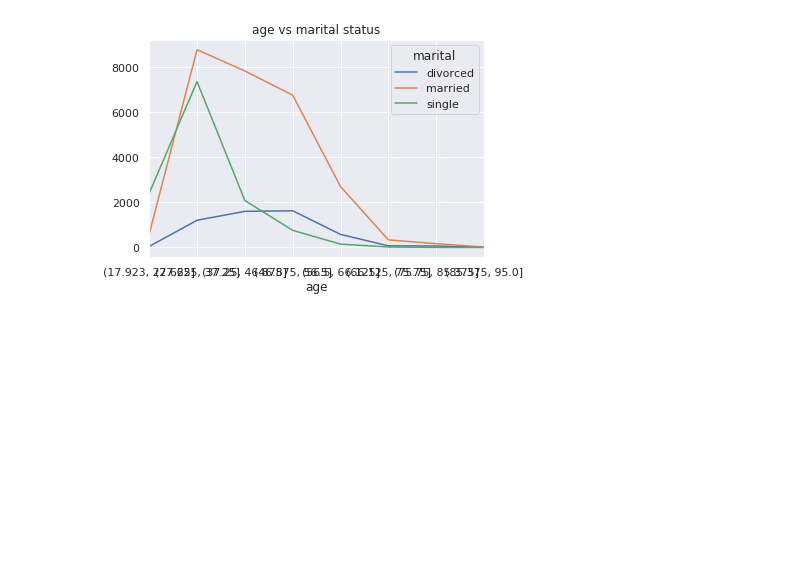
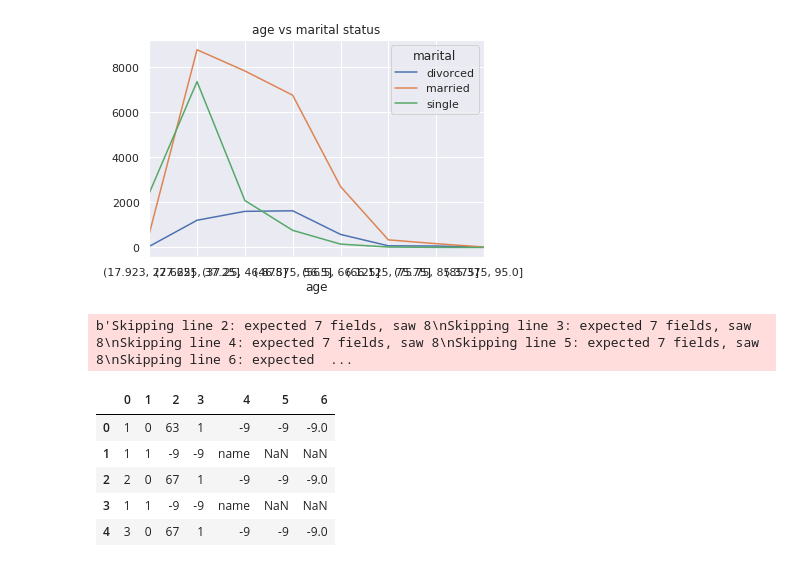
Before and after one commit to ekoly/DS-Unit-1-Sprint-1-Data-Wrangling-and-Storytelling, a Jupyter notebook: module1-exploratory-data-analysis/LS_DS_111_Exploratory_Data_Analysis_Assignment.ipynb, the cells around one changed output. Saved outputs shown, nothing was run; the diff lists cells and outputs as text; code cells hidden in the pictures; blank space fills up the shorter version.

```diff
--- a/module1-exploratory-data-analysis/LS_DS_111_Exploratory_Data_Analysis_Assignment.ipynb
+++ b/module1-exploratory-data-analysis/LS_DS_111_Exploratory_Data_Analysis_Assignment.ipynb
@@ -390,3 +389,16 @@ plt.title("age vs marital status")
 # %% [output]
 Text(0.5, 1.0, 'age vs marital status')
 [figure]
+# %%
+df = pd.read_csv("https://archive.ics.uci.edu/ml/machine-learning-databases/heart-disease/cleveland.data", header=None, delimiter=" ", encoding = "ISO-8859-1", error_bad_lines=False)
+# %% [output]
+b'Skipping line 2: expected 7 fields, saw 8\nSkipping line 3: expected 7 fields, saw 8\nSkipping line 4: expected 7 fields, saw 8\nSkipping line 5: expected 7 fields, saw 8\nSkipping line 6: expected  ...
+# %%
+df.head()
+# %% [output]
+|  | 0 | 1 | 2 | 3 | 4 | 5 | 6 |
+| 0 | 1 | 0 | 63 | 1 | -9 | -9 | -9.0 |
+| 1 | 1 | 1 | -9 | -9 | name | NaN | NaN |
+| 2 | 2 | 0 | 67 | 1 | -9 | -9 | -9.0 |
+| 3 | 1 | 1 | -9 | -9 | name | NaN | NaN |
+| 4 | 3 | 0 | 67 | 1 | -9 | -9 | -9.0 |
```
Also changed, not shown: parts of 3 cells of this notebook.
